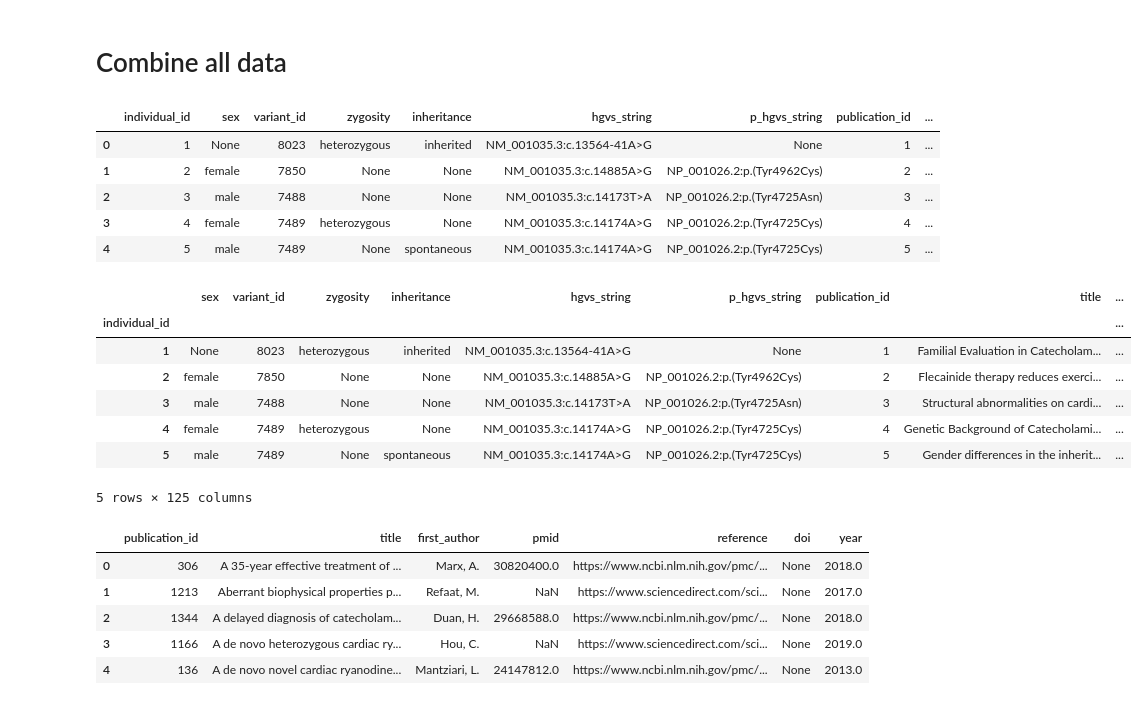
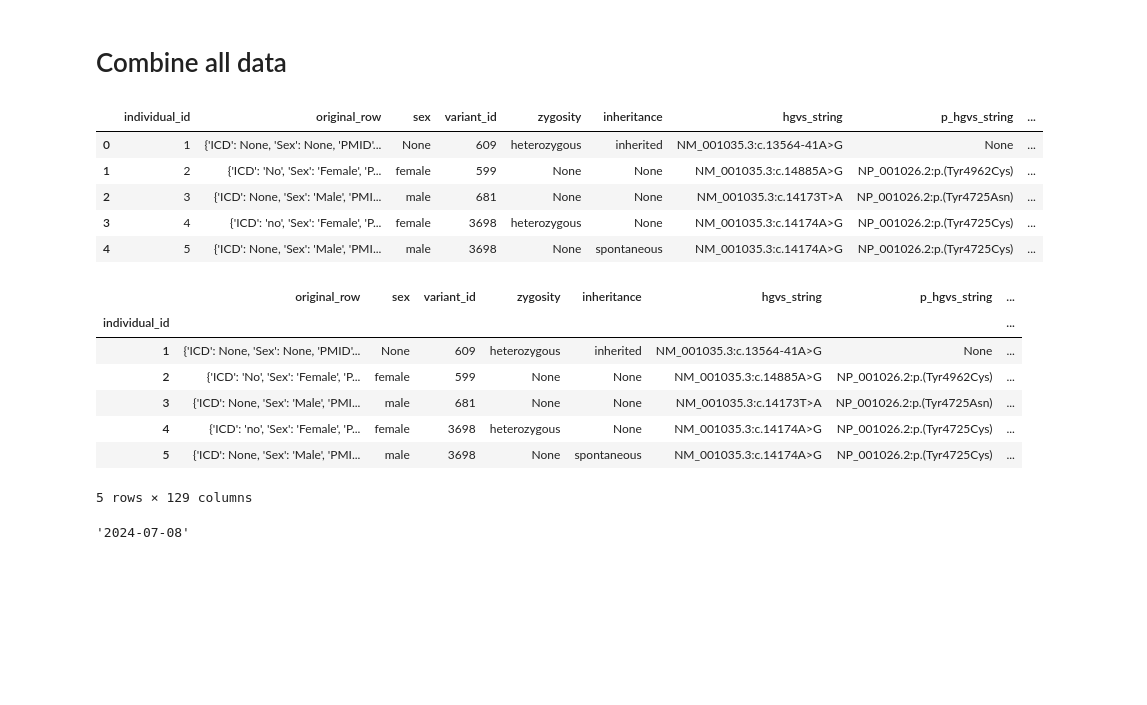
Before and after one commit to alexdaiii/cpvt_database_analysis, a Jupyter notebook: notebooks/pivot_tables.ipynb, the cells around one changed output. Cells and saved outputs as stored; diff of their text form; code cells hidden in the pictures; blank space fills up the shorter version.

```diff
--- a/notebooks/pivot_tables.ipynb
+++ b/notebooks/pivot_tables.ipynb
@@ -294,6 +297,7 @@ df5_pivot.to_csv(
 # %%
 df_rest = pd.read_sql("""
 SELECT i.individual_id,
+       ioer.original_row,
        iis.value              AS sex,
        iv.variant_id,
        z.zygosity,
@@ -303,10 +307,12 @@ SELECT i.individual_id,
        itp.publication_id,
        p.title,
        p.first_author,
-       p.pmid,
        p.reference,
        p.doi,
        p.year,
+       pd.name AS publication_database,
+       pd.resource_uri,
+       ptd.resource_id,
        i.extra_information
 FROM individual i
          LEFT JOIN individual_sex iis
@@ -325,30 +331,53 @@ FROM individual i
                    ON itp.publication_id = p.publication_id
          LEFT JOIN sequence_variant sv
                    ON v.sequence_variant_id = sv.sequence_variant_id
+         LEFT JOIN publication_to_database ptd
+                   ON p.publication_id = ptd.publication_id
+        LEFT JOIN publication_database pd
+                   ON pd.database_id = ptd.database_id
+        LEFT JOIN individual_original_excel_row ioer
+                   on i.individual_id = ioer.individual_id
 ORDER BY i.individual_id;
 """, engine)
+df_rest["resource_uri"] = df_rest.apply(
+    lambda x: f"{x['resource_uri']}{x['resource_id']}" if x[
+        'resource_id'] else None,
+    axis=1
+)
+df_rest["doi_uri"] = df_rest.apply(
+    lambda x: f"https://doi.org/{x['doi']}" if x['doi'] else None,
+    axis=1
+)
 df_rest.head()
 # %% [output]
-|  | individual_id | sex | variant_id | zygosity | inheritance | hgvs_string | p_hgvs_string | publication_id | ... |
-| 0 | 1 | None | 8023 | heterozygous | inherited | NM_001035.3:c.13564-41A>G | None | 1 | ... |
-| 1 | 2 | female | 7850 | None | None | NM_001035.3:c.14885A>G | NP_001026.2:p.(Tyr4962Cys) | 2 | ... |
-| 2 | 3 | male | 7488 | None | None | NM_001035.3:c.14173T>A | NP_001026.2:p.(Tyr4725Asn) | 3 | ... |
-| 3 | 4 | female | 7489 | heterozygous | None | NM_001035.3:c.14174A>G | NP_001026.2:p.(Tyr4725Cys) | 4 | ... |
-| 4 | 5 | male | 7489 | None | spontaneous | NM_001035.3:c.14174A>G | NP_001026.2:p.(Tyr4725Cys) | 5 | ... |
+|  | individual_id | original_row | sex | variant_id | zygosity | inheritance | hgvs_string | p_hgvs_string | ... |
+| 0 | 1 | {'ICD': None, 'Sex': None, 'PMID'... | None | 609 | heterozygous | inherited | NM_001035.3:c.13564-41A>G | None | ... |
+| 1 | 2 | {'ICD': 'No', 'Sex': 'Female', 'P... | female | 599 | None | None | NM_001035.3:c.14885A>G | NP_001026.2:p.(Tyr4962Cys) | ... |
+| 2 | 3 | {'ICD': None, 'Sex': 'Male', 'PMI... | male | 681 | None | None | NM_001035.3:c.14173T>A | NP_001026.2:p.(Tyr4725Asn) | ... |
+| 3 | 4 | {'ICD': 'no', 'Sex': 'Female', 'P... | female | 3698 | heterozygous | None | NM_001035.3:c.14174A>G | NP_001026.2:p.(Tyr4725Cys) | ... |
+| 4 | 5 | {'ICD': None, 'Sex': 'Male', 'PMI... | male | 3698 | None | spontaneous | NM_001035.3:c.14174A>G | NP_001026.2:p.(Tyr4725Cys) | ... |
 # %%
 df_all = df_rest.set_index('individual_id').join(df2).join(
     df3_pivot
 ).join(df4_pivot).join(df5_pivot)
 df_all.drop(columns='individual_id', inplace=True)
+# set the index name to individual_id
+df_all.index.name = 'individual_id'
 df_all.head()
 # %% [output]
-|  | sex | variant_id | zygosity | inheritance | hgvs_string | p_hgvs_string | publication_id | title | ... |
-| individual_id |  |  |  |  |  |  |  |  | ... |
-| 1 | None | 8023 | heterozygous | inherited | NM_001035.3:c.13564-41A>G | None | 1 | Familial Evaluation in Catecholam... | ... |
-| 2 | female | 7850 | None | None | NM_001035.3:c.14885A>G | NP_001026.2:p.(Tyr4962Cys) | 2 | Flecainide therapy reduces exerci... | ... |
-| 3 | male | 7488 | None | None | NM_001035.3:c.14173T>A | NP_001026.2:p.(Tyr4725Asn) | 3 | Structural abnormalities on cardi... | ... |
-| 4 | female | 7489 | heterozygous | None | NM_001035.3:c.14174A>G | NP_001026.2:p.(Tyr4725Cys) | 4 | Genetic Background of Catecholami... | ... |
-| 5 | male | 7489 | None | spontaneous | NM_001035.3:c.14174A>G | NP_001026.2:p.(Tyr4725Cys) | 5 | Gender differences in the inherit... | ... |
+|  | original_row | sex | variant_id | zygosity | inheritance | hgvs_string | p_hgvs_string | ... |
+| individual_id |  |  |  |  |  |  |  | ... |
+| 1 | {'ICD': None, 'Sex': None, 'PMID'... | None | 609 | heterozygous | inherited | NM_001035.3:c.13564-41A>G | None | ... |
+| 2 | {'ICD': 'No', 'Sex': 'Female', 'P... | female | 599 | None | None | NM_001035.3:c.14885A>G | NP_001026.2:p.(Tyr4962Cys) | ... |
+| 3 | {'ICD': None, 'Sex': 'Male', 'PMI... | male | 681 | None | None | NM_001035.3:c.14173T>A | NP_001026.2:p.(Tyr4725Asn) | ... |
+| 4 | {'ICD': 'no', 'Sex': 'Female', 'P... | female | 3698 | heterozygous | None | NM_001035.3:c.14174A>G | NP_001026.2:p.(Tyr4725Cys) | ... |
+| 5 | {'ICD': None, 'Sex': 'Male', 'PMI... | male | 3698 | None | spontaneous | NM_001035.3:c.14174A>G | NP_001026.2:p.(Tyr4725Cys) | ... |
-5 rows × 125 columns
+5 rows × 129 columns
 # %%
-# drop the individual_id column
+import datetime
+
+date = datetime.datetime.now().strftime("%Y-%m-%d")
+
+date
+# %% [output]
+'2024-07-08'
@@ -360,15 +428,0 @@ df_all.to_excel(
-# %%
-# export all publications
-df_publications = pd.read_sql("""
-SELECT p.publication_id, p.title, p.first_author, p.pmid, p.reference, p.doi, p.year
-FROM publication p
-ORDER BY p.title
-""", engine)
-df_publications.head()
-# %% [output]
-|  | publication_id | title | first_author | pmid | reference | doi | year |
-| 0 | 306 | A 35-year effective treatment of ... | Marx, A. | 30820400.0 | https://www.ncbi.nlm.nih.gov/pmc/... | None | 2018.0 |
-| 1 | 1213 | Aberrant biophysical properties p... | Refaat, M. | NaN | https://www.sciencedirect.com/sci... | None | 2017.0 |
-| 2 | 1344 | A delayed diagnosis of catecholam... | Duan, H. | 29668588.0 | https://www.ncbi.nlm.nih.gov/pmc/... | None | 2018.0 |
-| 3 | 1166 | A de novo heterozygous cardiac ry... | Hou, C. | NaN | https://www.sciencedirect.com/sci... | None | 2019.0 |
-| 4 | 136 | A de novo novel cardiac ryanodine... | Mantziari, L. | 24147812.0 | https://www.ncbi.nlm.nih.gov/pmc/... | None | 2013.0 |
```
Also changed, not shown: parts of 8 cells of this notebook, 6 other files.
